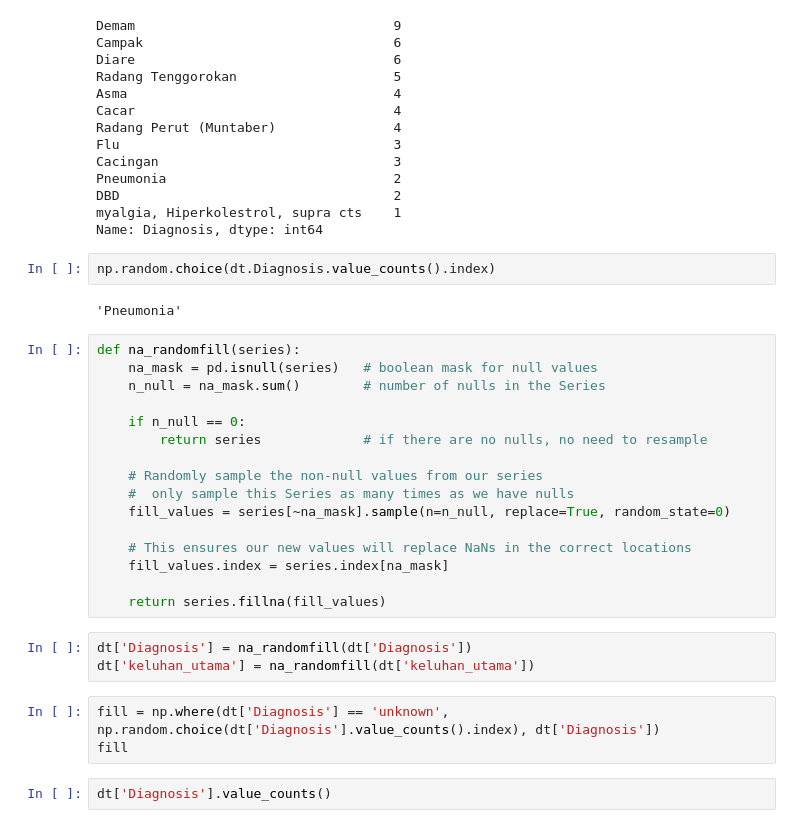
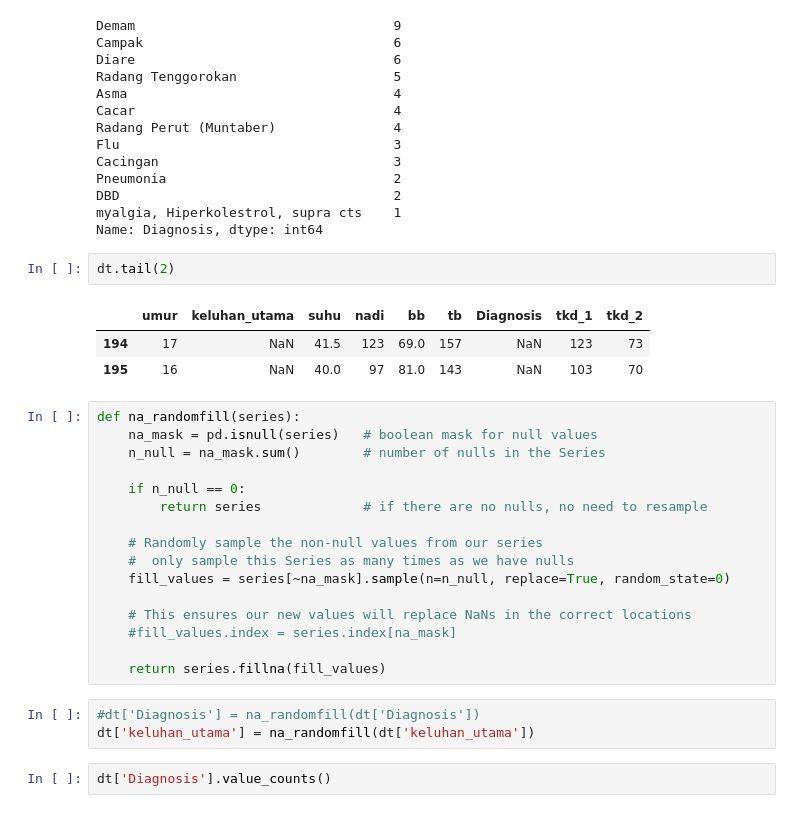
Before and after one commit to capstone-puskemashub-team/data-transform, a Jupyter notebook: Classy_disease.ipynb, the cells around one changed output. Drawn from its saved outputs; the diff is of its cells as text.

```diff
--- a/Classy_disease.ipynb
+++ b/Classy_disease.ipynb
@@ -93,10 +96,12 @@ Pneumonia                             2
 DBD                                   2
 myalgia, Hiperkolestrol, supra cts    1
 Name: Diagnosis, dtype: int64
-# %%
-np.random.choice(dt.Diagnosis.value_counts().index)
-# %% [output]
-'Pneumonia'
+# %%
+dt.tail(2)
+# %% [output]
+|  | umur | keluhan_utama | suhu | nadi | bb | tb | Diagnosis | tkd_1 | tkd_2 |
+| 194 | 17 | NaN | 41.5 | 123 | 69.0 | 157 | NaN | 123 | 73 |
+| 195 | 16 | NaN | 40.0 | 97 | 81.0 | 143 | NaN | 103 | 70 |
 # %%
 def na_randomfill(series):
     na_mask = pd.isnull(series)   # boolean mask for null values
@@ -110,15 +115,12 @@ def na_randomfill(series):
     fill_values = series[~na_mask].sample(n=n_null, replace=True, random_state=0)
 
     # This ensures our new values will replace NaNs in the correct locations
-    fill_values.index = series.index[na_mask]
+    #fill_values.index = series.index[na_mask]
 
     return series.fillna(fill_values)
 # %%
-dt['Diagnosis'] = na_randomfill(dt['Diagnosis'])
+#dt['Diagnosis'] = na_randomfill(dt['Diagnosis'])
 dt['keluhan_utama'] = na_randomfill(dt['keluhan_utama'])
-# %%
-fill = np.where(dt['Diagnosis'] == 'unknown', np.random.choice(dt['Diagnosis'].value_counts().index), dt['Diagnosis'])
-fill
 # %%
 dt['Diagnosis'].value_counts()
 # %% [output]
```
Also changed, not shown: parts of 25 cells of this notebook.
